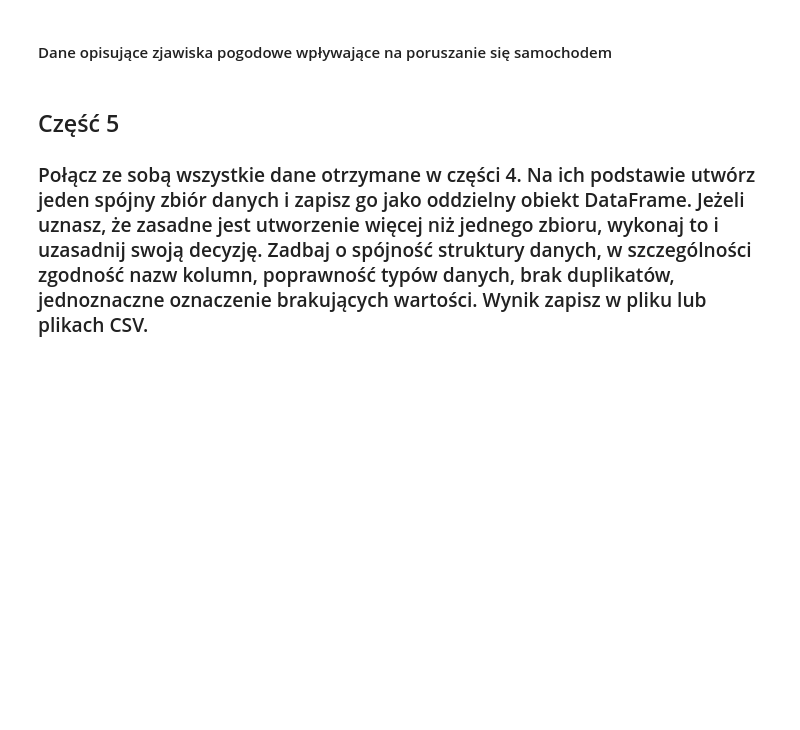
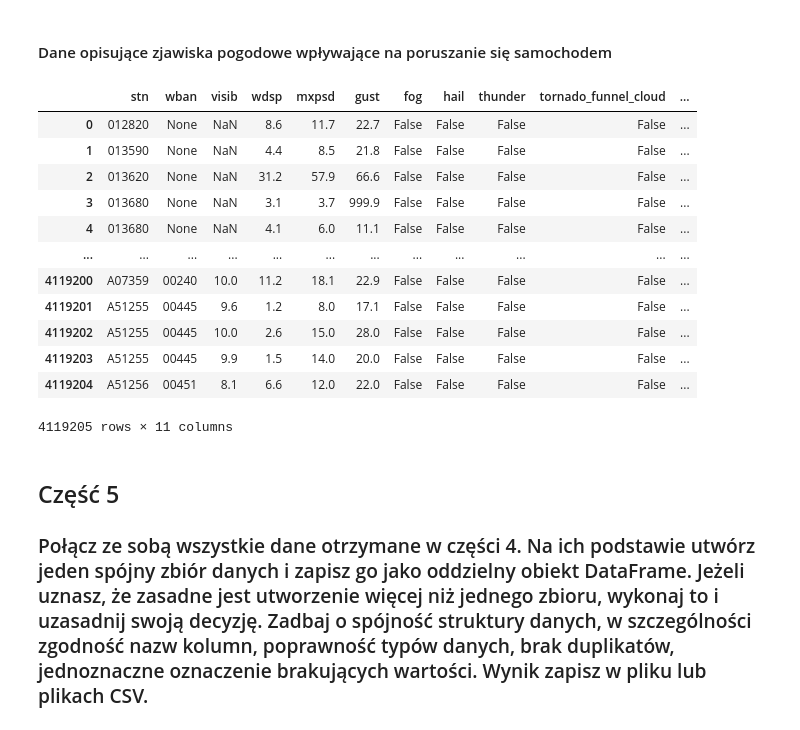
Before and after one commit to Matio004/PodstawyPrzetwarzaniaDuzychZbiorowDanych, a Jupyter notebook: zad1.ipynb, the cells around one changed output. Cells and saved outputs as stored; diff of their text form; code cells hidden in the pictures; blank space fills up the shorter version.

```diff
--- a/zad1.ipynb
+++ b/zad1.ipynb
@@ -205,24 +285,38 @@ df
 # %%
 query = """
         SELECT stn, wban, visib, wdsp, mxpsd, gust, fog, hail, thunder, tornado_funnel_cloud, `date`
         FROM `bigquery-public-data.noaa_gsod.gsod2020`
         """
 
 df = client.query(query).to_dataframe()
 df['wban'] = df['wban'].replace('99999', None)
 df['visib'] = df['visib'].replace(999.9, None).astype(np.float64)
 df['wdsp'] = df['wdsp'].replace('999.9', None).astype(np.float64)
 df['mxpsd'] = df['mxpsd'].replace('999.9', None).astype(np.float64)
 df['gust'] = df['gust'].replace(999.99, None).astype(np.float64)
 
 df['fog'] = df['fog'].astype(np.int32).astype(np.bool)
 df['hail'] = df['hail'].astype(np.int32).astype(np.bool)
 df['thunder'] = df['thunder'].astype(np.int32).astype(np.bool)
 df['tornado_funnel_cloud'] = df['tornado_funnel_cloud'].astype(np.int32).astype(np.bool)
 df = df.drop_duplicates()
 
-df.to_csv('data/zad4_5.csv')
+df.to_csv('data/zad4_5.csv', index=False)
 df
+# %% [output]
+|  | stn | wban | visib | wdsp | mxpsd | gust | fog | hail | thunder | tornado_funnel_cloud | ... |
+| 0 | 012820 | None | NaN | 8.6 | 11.7 | 22.7 | False | False | False | False | ... |
+| 1 | 013590 | None | NaN | 4.4 | 8.5 | 21.8 | False | False | False | False | ... |
+| 2 | 013620 | None | NaN | 31.2 | 57.9 | 66.6 | False | False | False | False | ... |
+| 3 | 013680 | None | NaN | 3.1 | 3.7 | 999.9 | False | False | False | False | ... |
+| 4 | 013680 | None | NaN | 4.1 | 6.0 | 11.1 | False | False | False | False | ... |
+| ... | ... | ... | ... | ... | ... | ... | ... | ... | ... | ... | ... |
+| 4119200 | A07359 | 00240 | 10.0 | 11.2 | 18.1 | 22.9 | False | False | False | False | ... |
+| 4119201 | A51255 | 00445 | 9.6 | 1.2 | 8.0 | 17.1 | False | False | False | False | ... |
+| 4119202 | A51255 | 00445 | 10.0 | 2.6 | 15.0 | 28.0 | False | False | False | False | ... |
+| 4119203 | A51255 | 00445 | 9.9 | 1.5 | 14.0 | 20.0 | False | False | False | False | ... |
+| 4119204 | A51256 | 00451 | 8.1 | 6.6 | 12.0 | 22.0 | False | False | False | False | ... |
+4119205 rows × 11 columns
 # %% [markdown]
 ## Część 5
 
```
Also changed, not shown: parts of 13 cells of this notebook.
